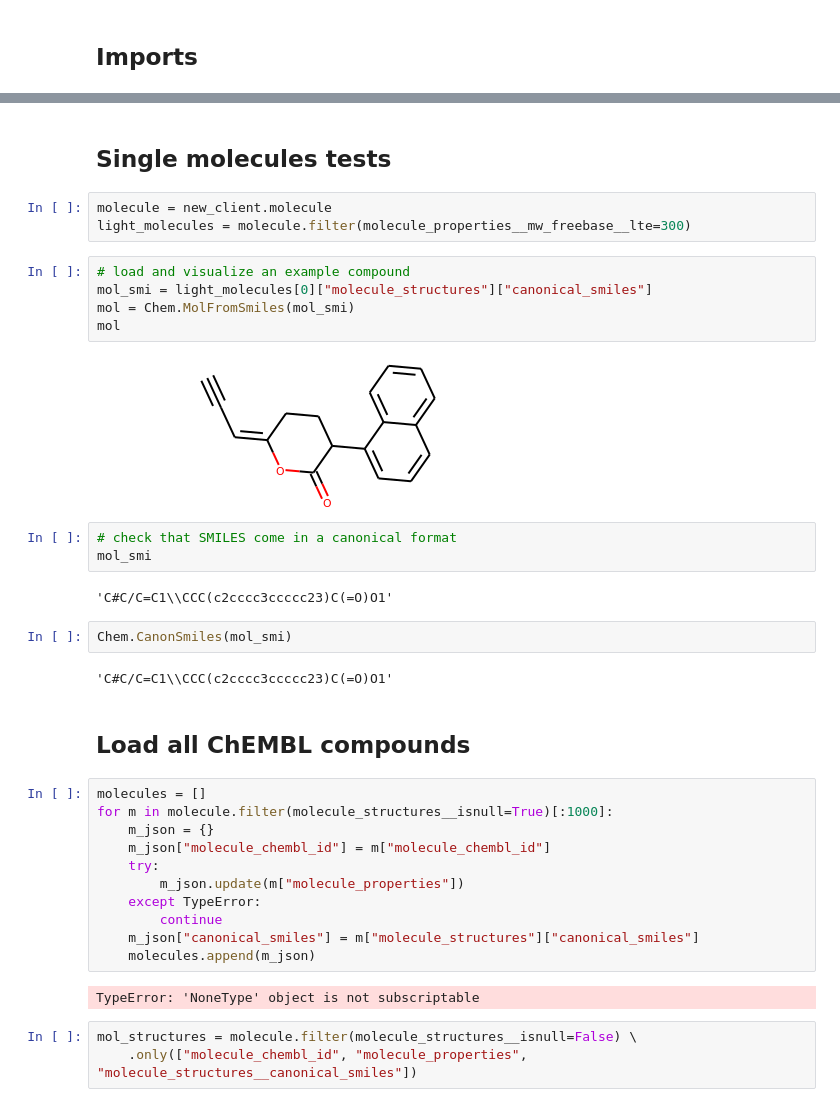
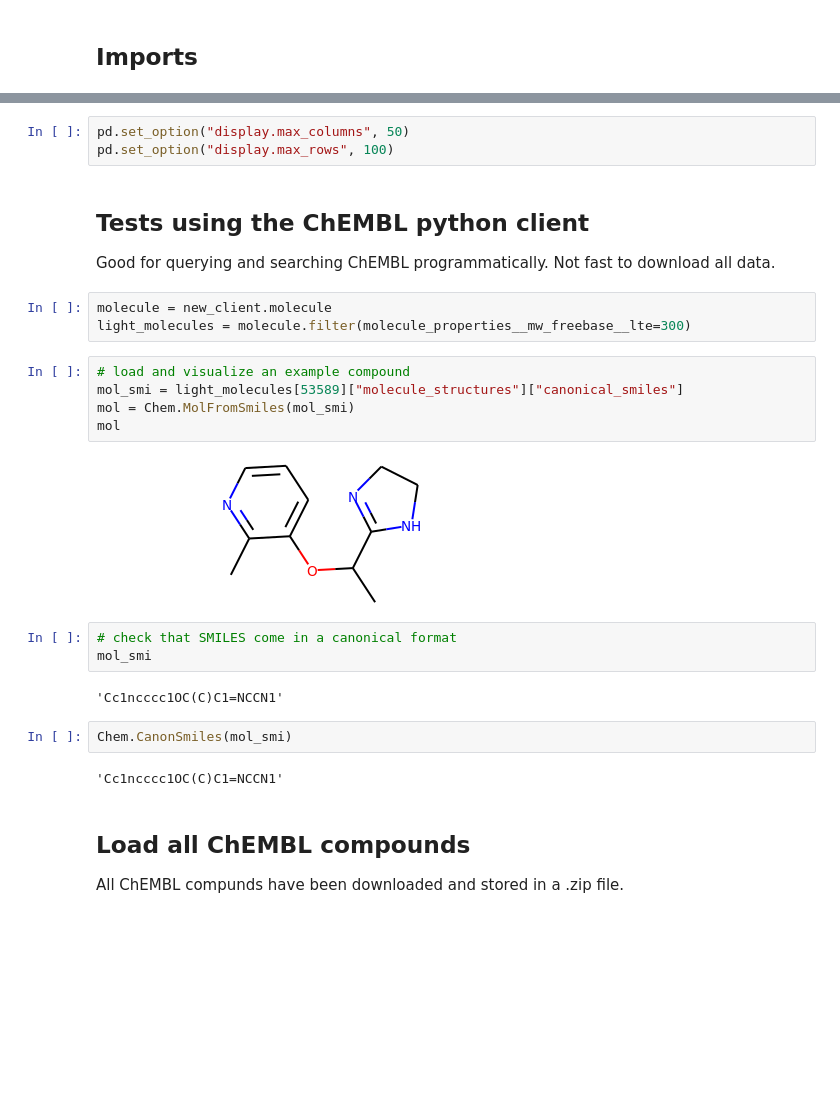
Before and after one commit to robertlizatovic/DeepChemistry, a Jupyter notebook: fetch_data.ipynb, the cells around one changed output, grey strips where cells are left out. Drawn from its saved outputs; the diff is of its cells as text; blank space fills up the shorter version.

Commit message:
Started data exploration.

```diff
--- a/fetch_data.ipynb
+++ b/fetch_data.ipynb
@@ -18,39 +20,30 @@ from chembl_webresource_client.new_client import new_client
-# %% [markdown]
-## Single molecules tests
+# %%
+pd.set_option("display.max_columns", 50)
+pd.set_option("display.max_rows", 100)
+# %% [markdown]
+## Tests using the ChEMBL python client
+
+Good for querying and searching ChEMBL programmatically. Not fast to download all data.
 # %%
 molecule = new_client.molecule
 light_molecules = molecule.filter(molecule_properties__mw_freebase__lte=300)
 # %%
 # load and visualize an example compound
-mol_smi = light_molecules[0]["molecule_structures"]["canonical_smiles"]
+mol_smi = light_molecules[53589]["molecule_structures"]["canonical_smiles"]
 mol = Chem.MolFromSmiles(mol_smi)
 mol
 # %% [output]
-[figure, old version]
+[figure, new version]
 # %%
 # check that SMILES come in a canonical format
 mol_smi
 # %% [output]
-'C#C/C=C1\\CCC(c2cccc3ccccc23)C(=O)O1'
+'Cc1ncccc1OC(C)C1=NCCN1'
 # %%
 Chem.CanonSmiles(mol_smi)
 # %% [output]
-'C#C/C=C1\\CCC(c2cccc3ccccc23)C(=O)O1'
+'Cc1ncccc1OC(C)C1=NCCN1'
 # %% [markdown]
 ## Load all ChEMBL compounds
+
+All ChEMBL compunds have been downloaded and stored in a .zip file.
-# %%
-molecules = []
-for m in molecule.filter(molecule_structures__isnull=True)[:1000]:
-    m_json = {}
-    m_json["molecule_chembl_id"] = m["molecule_chembl_id"]
-    try:
-        m_json.update(m["molecule_properties"])
-    except TypeError:
-        continue
-    m_json["canonical_smiles"] = m["molecule_structures"]["canonical_smiles"]
-    molecules.append(m_json)
-# %% [output]
-TypeError: 'NoneType' object is not subscriptable
-# %%
-mol_structures = molecule.filter(molecule_structures__isnull=False) \
-    .only(["molecule_chembl_id", "molecule_properties", "molecule_structures__canonical_smiles"])
```
Also changed, not shown: parts of 7 cells of this notebook, 1 other file.
